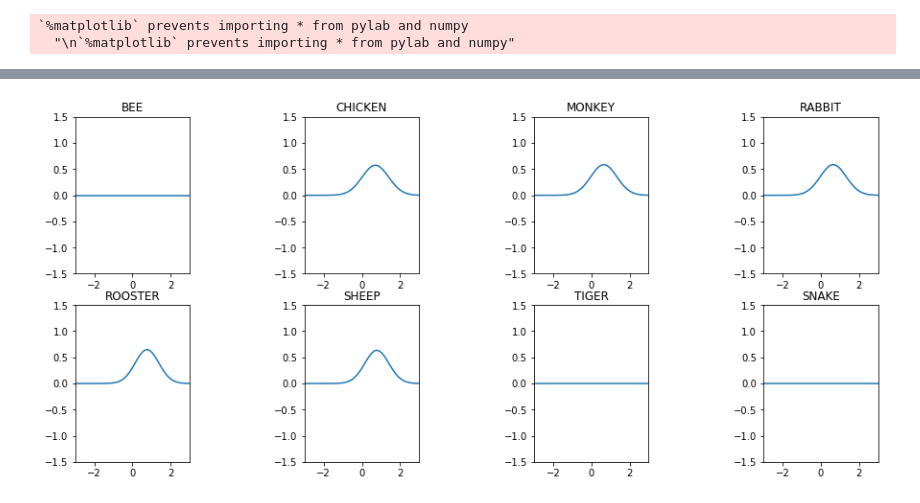
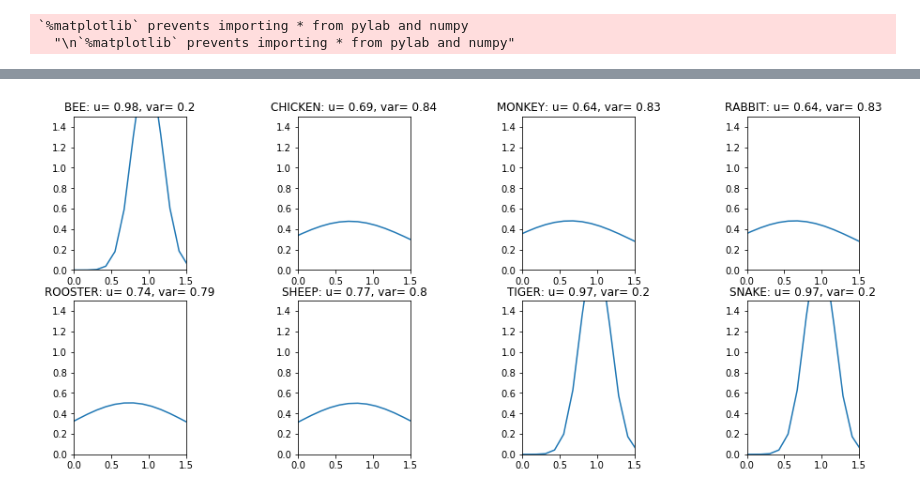
Before and after one commit to kirenguyen/unity-game-controllers, a Jupyter notebook: Student_Model_Example.ipynb, the cells around one changed output, grey strips where cells are left out. Cells and saved outputs as stored; diff of their text form; code cells hidden in the pictures.

Commit message:
added Gaussian noise to model, also some OO stuff to allow data and posterior to persistd

```diff
--- a/Student_Model_Example.ipynb
+++ b/Student_Model_Example.ipynb
@@ -177,0 +275,13 @@ subplots_adjust(left, bottom, right, top, wspace, hspace)
+# %%
+msm = StudentModel()
+Xtrain = ['BEE', 'SNAKE', 'TIGER'] # these numbers are just labels
+Ytrain = [1,1,1] # these numbers correspond to 'Correct' demonstrations
+
+msm.train_and_compute_posterior(Xtrain, Ytrain)
+msm.plot_curricular_distro()
+
+Xtrain = ['BEE', 'SNAKE', 'TIGER'] # these numbers are just labels
+Ytrain = [0,0,0] # these numbers correspond to 'Correct' demonstrations
+
+msm.train_and_compute_posterior(Xtrain, Ytrain)
+msm.plot_curricular_distro()
@@ -178,30 +325,45 @@ subplots_adjust(left, bottom, right, top, wspace, hspace)
 # %%
+
+###################
+#See Algorithm 2.1 in Rasmussen and Williams to follow along with this implementation + notation
+####################
+
+
 Xtrain = ['BEE', 'SNAKE', 'TIGER'] # these numbers are just labels
 Ytrain = [1,1,1] # these numbers correspond to 'Correct' demonstrations
 
+noise_mu, noise_sigma = 0, .2
+
 Xtest = msm.curriculum # these numbers are just labels
-cov_ss = msm.concept_net_kernel(Xtest, Xtest)
 
-# Apply the kernel function to our training points
+# After each re-training, we do these steps
 K = msm.concept_net_kernel(Xtrain, Xtrain)
-L = np.linalg.cholesky(K + 0.00005*np.eye(len(Xtrain)))
+K_ss = msm.concept_net_kernel(Xtest, Xtest)
+
+L = np.linalg.cholesky(K + 0.00005*np.eye(len(Xtrain)) + ((noise_sigma ** 2)*np.eye(len(Xtrain))))
+L_y = np.linalg.solve(L, Ytrain)
+a = np.linalg.solve(L.T, L_y)
 
 # Compute the mean at our test points.
 K_s = msm.concept_net_kernel(Xtrain, Xtest)
-Lk = np.linalg.solve(L, K_s)
-mu = np.dot(Lk.T, np.linalg.solve(L, Ytrain)).reshape((test_space_size,))
+mu = np.dot(K_s.T, a).reshape(len(msm.curriculum),)
+v = np.linalg.solve(L, K_s)
+
+#we only want the diagonal because we want to know the variance of each variable independent of any others
+variance = np.diag(K_ss - np.dot(v.T, v))
+stdv = np.sqrt(variance)
 
 
 
 # Compute the standard deviation so we can plot it
-s2 = np.diag(cov_ss) - np.sum(Lk**2, axis=0)
-stdv = np.sqrt(s2)
+#s2 = np.diag(cov_ss) - np.sum(Lk**2, axis=0)
+#stdv = np.sqrt(s2)
 
 print(mu)
 print(stdv)
 
 # Draw samples from the posterior at our test points.
-L = np.linalg.cholesky(cov_ss + 1e-6*np.eye(test_space_size) - np.dot(Lk.T, Lk))
+L = np.linalg.cholesky(K_ss + 1e-6*np.eye(test_space_size) - np.dot(Lk.T, Lk))
 f_post = mu.reshape(-1,1) + np.dot(L, np.random.normal(size=(test_space_size, n_samples)))
 
 #f, plts = plt.subplots(n_rows, int(test_space_size / n_rows), sharex='col', sharey='row', figsize=(15,10))
@@ -211,21 +373,19 @@ f, plts = plt.subplots(n_rows, int(test_space_size / n_rows), figsize=(15,10))
 for i in range(test_space_size):
     row_index = int(i / (test_space_size * .5))
     col_index = int(i % (test_space_size / n_rows))
-    plts[row_index][col_index].set_xlim([-3, 3])
-    plts[row_index][col_index].set_ylim([-1.5, 1.5])
+    plts[row_index][col_index].set_xlim([0, 1.5])
+    plts[row_index][col_index].set_ylim([0, 1.5])
 
     data = f_post[:][i]
     print(msm.curriculum[i])
-    print(np.mean(data))
-    print(np.var(data))
     print(mu[i])
-    print(s2[i])
+    print(stdv[i])
     #plts[row_index][col_index].scatter(data, np.zeros(n_samples))
 
     variance = 1
     x = np.linspace(-3,3, 50)
-    plts[row_index][col_index].plot(x, scipy.stats.norm.pdf(x, mu[i], s2[i]))
-    plts[row_index][col_index].set_title(msm.curriculum[i])
+    plts[row_index][col_index].plot(x, scipy.stats.norm.pdf(x, mu[i], stdv[i]))
+    plts[row_index][col_index].set_title(msm.curriculum[i] + ": u= " + str(round(mu[i], 2)) + ", var= " + str(round(stdv[i], 2)))
 
 subplots_adjust(left, bottom, right, top, wspace, hspace)
 # %% [output]
@@ -249 +409 @@ CHICKEN
-[figure, old version]
+[figure, new version]
```
Also changed, not shown: parts of 4 cells of this notebook, 3 other files.
